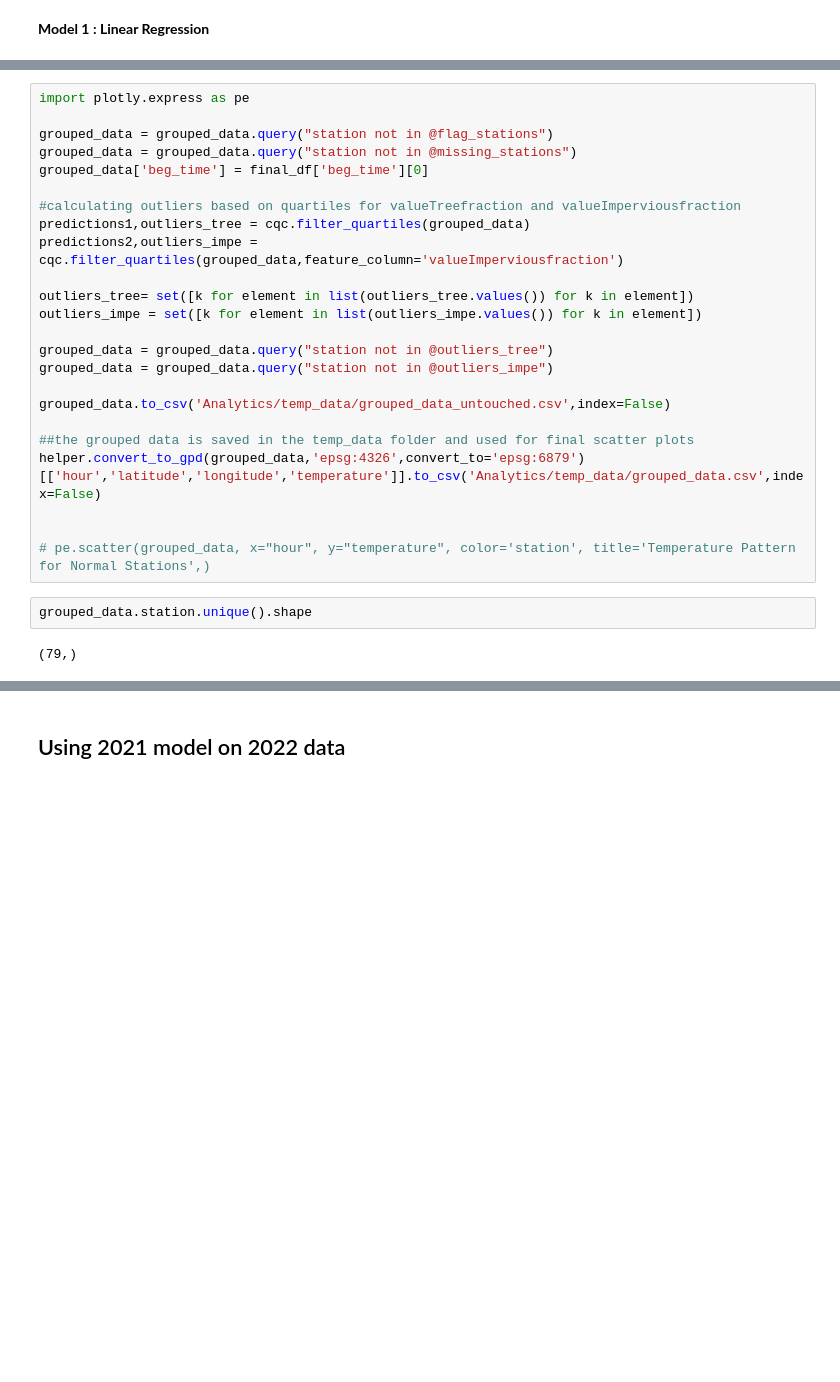
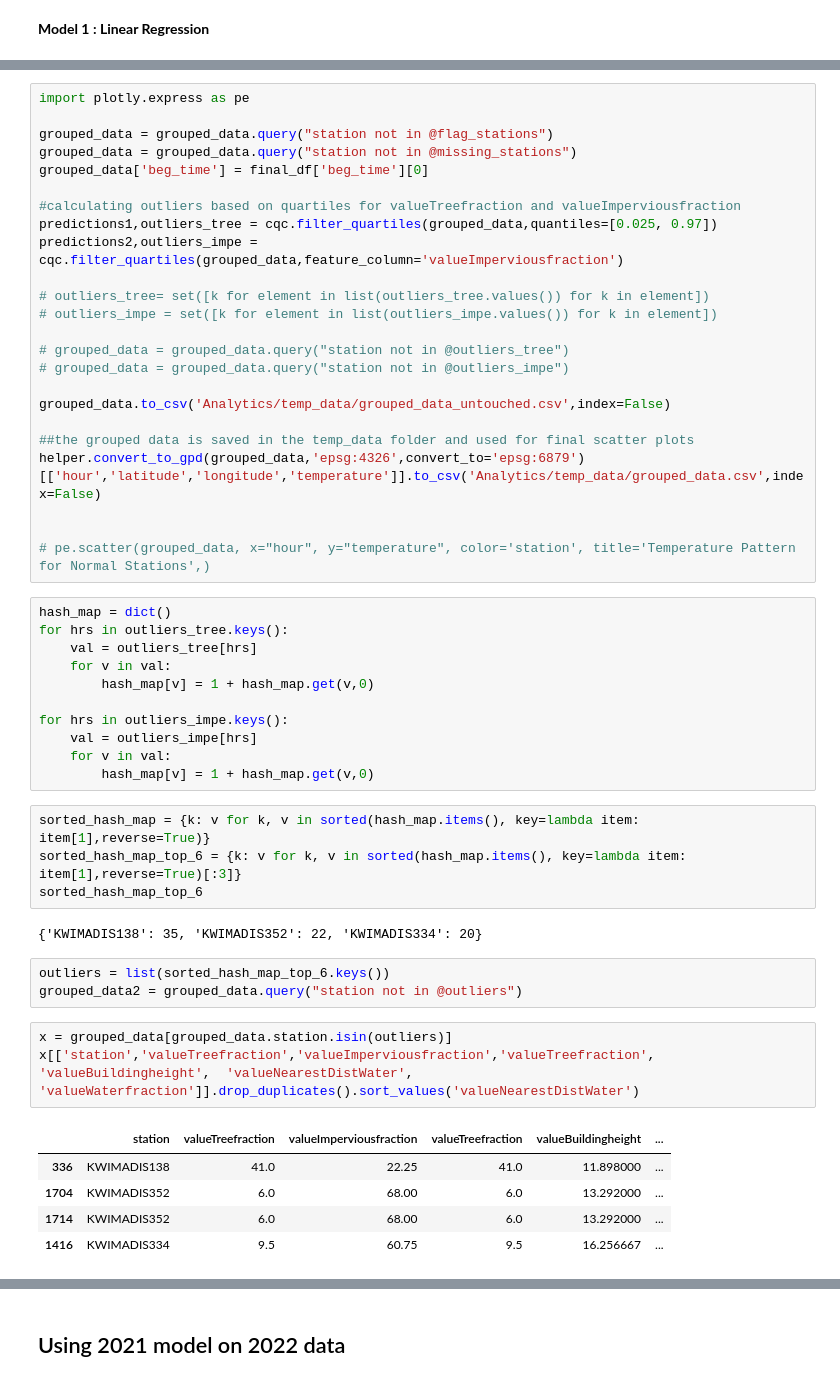
Before and after one commit to khatrigaurav/temperature_modelling, a Jupyter notebook: Analytics/00 Modeller.ipynb, the cells around one changed output, grey strips where cells are left out. Drawn from its saved outputs; the diff is of its cells as text; blank space fills up the shorter version.

```diff
--- a/Analytics/00 Modeller.ipynb
+++ b/Analytics/00 Modeller.ipynb
@@ -272,14 +282,14 @@ grouped_data = grouped_data.query("station not in @missing_stations")
 grouped_data['beg_time'] = final_df['beg_time'][0]
 
 #calculating outliers based on quartiles for valueTreefraction and valueImperviousfraction
-predictions1,outliers_tree = cqc.filter_quartiles(grouped_data)
+predictions1,outliers_tree = cqc.filter_quartiles(grouped_data,quantiles=[0.025, 0.97])
 predictions2,outliers_impe = cqc.filter_quartiles(grouped_data,feature_column='valueImperviousfraction')
 
-outliers_tree= set([k for element in list(outliers_tree.values()) for k in element])
-outliers_impe = set([k for element in list(outliers_impe.values()) for k in element])
+# outliers_tree= set([k for element in list(outliers_tree.values()) for k in element])
+# outliers_impe = set([k for element in list(outliers_impe.values()) for k in element])
 
-grouped_data = grouped_data.query("station not in @outliers_tree")
-grouped_data = grouped_data.query("station not in @outliers_impe")
+# grouped_data = grouped_data.query("station not in @outliers_tree")
+# grouped_data = grouped_data.query("station not in @outliers_impe")
 
 grouped_data.to_csv('Analytics/temp_data/grouped_data_untouched.csv',index=False)
 
@@ -288,7 +298,32 @@ helper.convert_to_gpd(grouped_data,'epsg:4326',convert_to='epsg:6879')[['hour','
 
 
 # pe.scatter(grouped_data, x="hour", y="temperature", color='station', title='Temperature Pattern for Normal Stations',)
-# %%
-grouped_data.station.unique().shape
-# %% [output]
-(79,)
+# %%
+hash_map = dict()
+for hrs in outliers_tree.keys():
+    val = outliers_tree[hrs]
+    for v in val:
+        hash_map[v] = 1 + hash_map.get(v,0)
+
+for hrs in outliers_impe.keys():
+    val = outliers_impe[hrs]
+    for v in val:
+        hash_map[v] = 1 + hash_map.get(v,0)
+# %%
+sorted_hash_map = {k: v for k, v in sorted(hash_map.items(), key=lambda item: item[1],reverse=True)}
+sorted_hash_map_top_6 = {k: v for k, v in sorted(hash_map.items(), key=lambda item: item[1],reverse=True)[:3]}
+sorted_hash_map_top_6
+# %% [output]
+{'KWIMADIS138': 35, 'KWIMADIS352': 22, 'KWIMADIS334': 20}
+# %%
+outliers = list(sorted_hash_map_top_6.keys())
+grouped_data2 = grouped_data.query("station not in @outliers")
+# %%
+x = grouped_data[grouped_data.station.isin(outliers)]
+x[['station','valueTreefraction','valueImperviousfraction','valueTreefraction',	'valueBuildingheight',	'valueNearestDistWater',	'valueWaterfraction']].drop_duplicates().sort_values('valueNearestDistWater')
+# %% [output]
+|  | station | valueTreefraction | valueImperviousfraction | valueTreefraction | valueBuildingheight | ... |
+| 336 | KWIMADIS138 | 41.0 | 22.25 | 41.0 | 11.898000 | ... |
+| 1704 | KWIMADIS352 | 6.0 | 68.00 | 6.0 | 13.292000 | ... |
+| 1714 | KWIMADIS352 | 6.0 | 68.00 | 6.0 | 13.292000 | ... |
+| 1416 | KWIMADIS334 | 9.5 | 60.75 | 9.5 | 16.256667 | ... |
```
Also changed, not shown: parts of 21 cells of this notebook, 9 other files.
